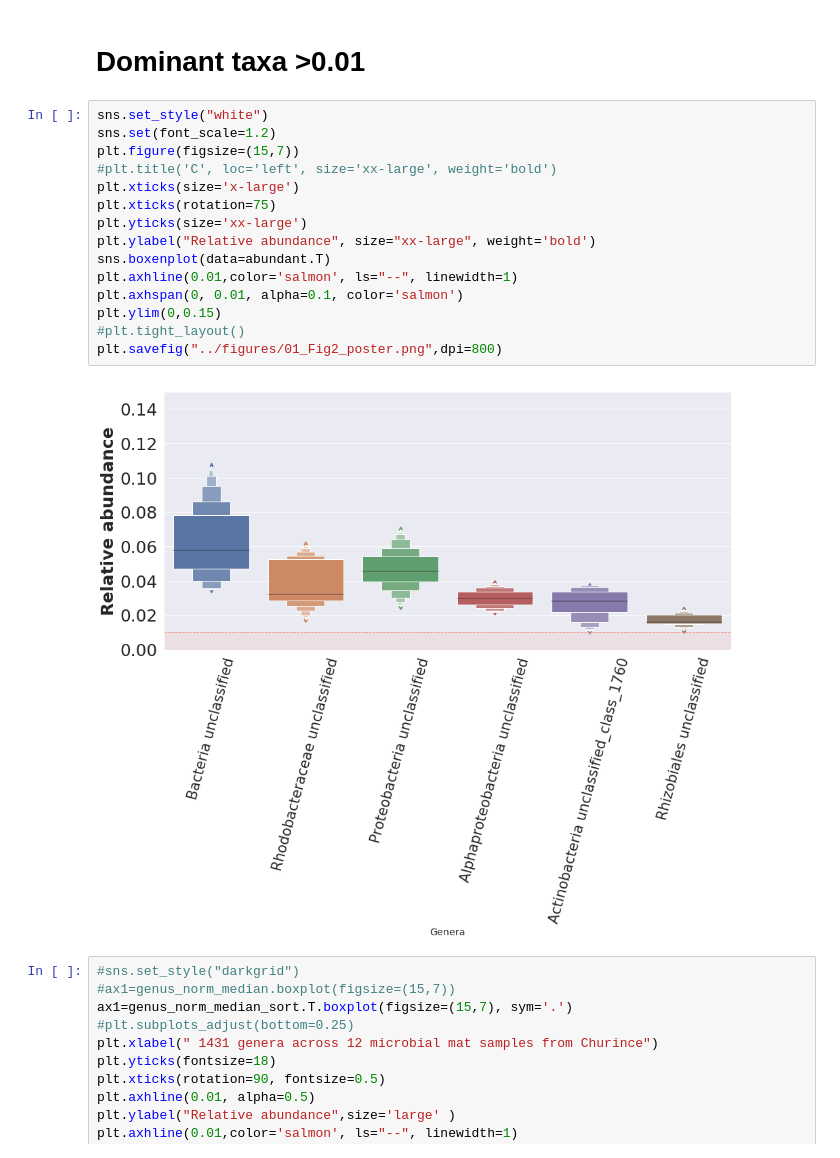
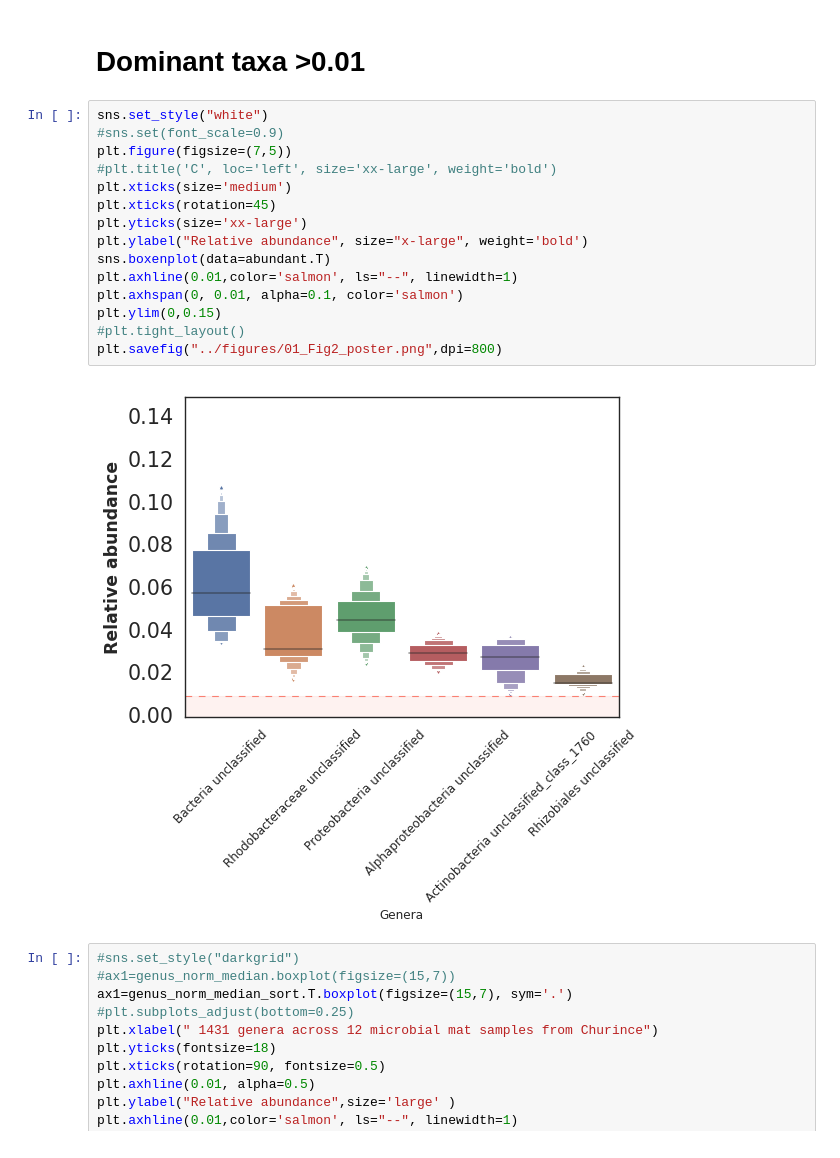
Before and after one commit to valdeanda/Time_series_mats, a Jupyter notebook: scripts/Diversity.ipynb, the cells around one changed output. Drawn from its saved outputs; the diff is of its cells as text.

```diff
--- a/scripts/Diversity.ipynb
+++ b/scripts/Diversity.ipynb
@@ -161,21 +161,21 @@ abundant.head()
 # Dominant taxa >0.01
 # %%
 sns.set_style("white")
-sns.set(font_scale=1.2)
-plt.figure(figsize=(15,7))
+#sns.set(font_scale=0.9)
+plt.figure(figsize=(7,5))
 #plt.title('C', loc='left', size='xx-large', weight='bold')
-plt.xticks(size='x-large')
-plt.xticks(rotation=75)
+plt.xticks(size='medium')
+plt.xticks(rotation=45)
 plt.yticks(size='xx-large')
-plt.ylabel("Relative abundance", size="xx-large", weight='bold')
+plt.ylabel("Relative abundance", size="x-large", weight='bold')
 sns.boxenplot(data=abundant.T)
 plt.axhline(0.01,color='salmon', ls="--", linewidth=1)
 plt.axhspan(0, 0.01, alpha=0.1, color='salmon')
 plt.ylim(0,0.15)
 #plt.tight_layout()
 plt.savefig("../figures/01_Fig2_poster.png",dpi=800)
 # %% [output]
-[figure, old version]
+[figure, new version]
 # %%
 #sns.set_style("darkgrid")
 #ax1=genus_norm_median.boxplot(figsize=(15,7))
```
Also changed, not shown: parts of 2 cells of this notebook, 4 other files.
